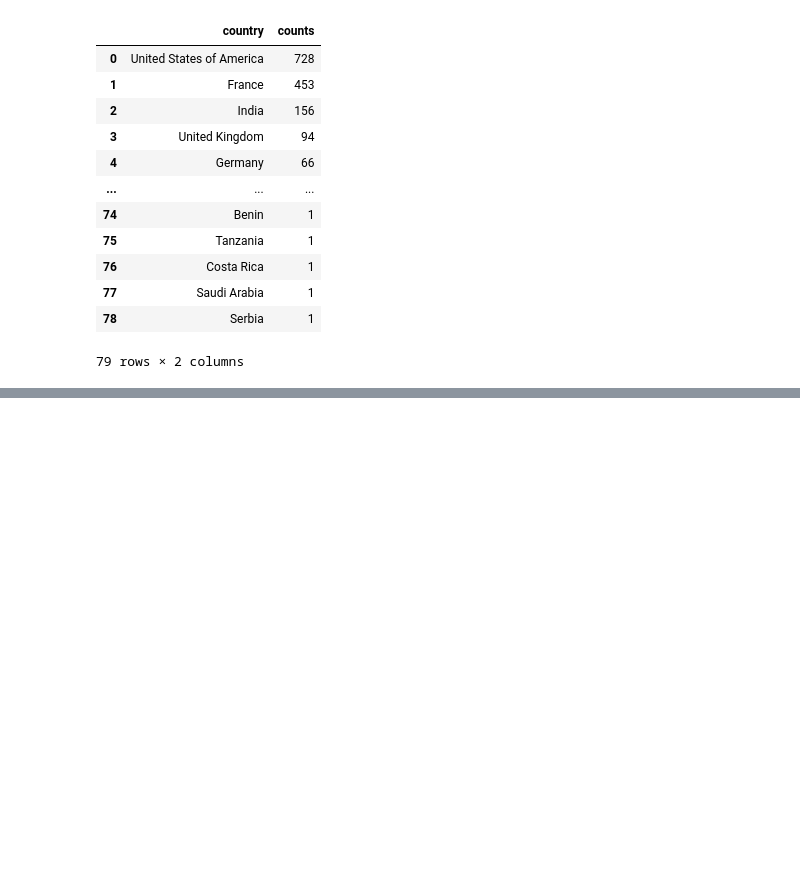
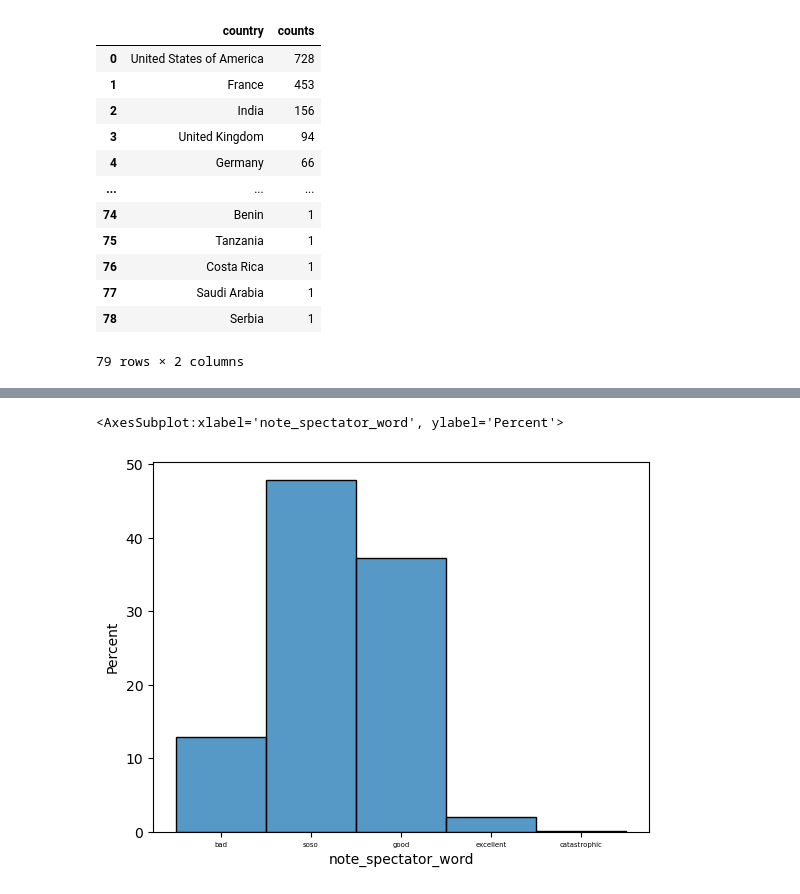
Before and after one commit to alienor15/Films_DM_2023, a Jupyter notebook: Data vizualization.ipynb, the cells around one changed output, grey strips where cells are left out. Cells and saved outputs as stored; diff of their text form; code cells hidden in the pictures; blank space fills up the shorter version.

```diff
--- a/Data vizualization.ipynb
+++ b/Data vizualization.ipynb
@@ -270,0 +406,5 @@ geomap.plot(column="counts", cmap="Blues", legend=True)
+# %%
+sn.histplot(data=df, x="note_spectator_word", stat="percent")
+# %% [output]
+<AxesSubplot:xlabel='note_spectator_word', ylabel='Percent'>
+[figure, added]
```
Also changed, not shown: parts of 24 cells of this notebook.
